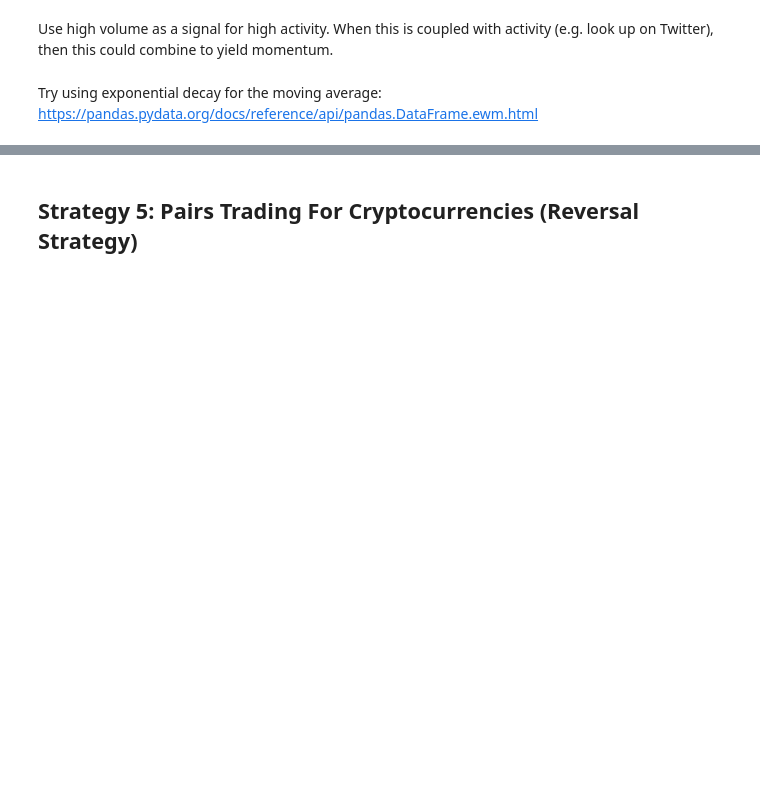
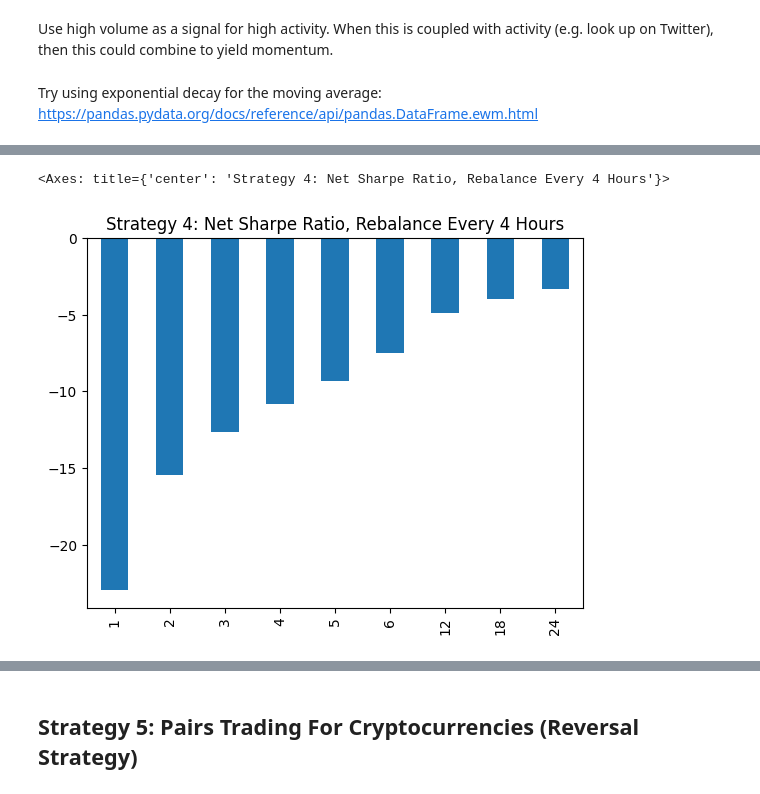
Before and after one commit to wbchristerson/jn-learning, a Jupyter notebook: cryptocurrency_stat_arb.ipynb, the cells around one changed output, grey strips where cells are left out. Drawn from its saved outputs; the diff is of its cells as text; code cells hidden in the pictures; blank space fills up the shorter version.

Commit message:
experiment with different time horizons for volume signal

```diff
--- a/cryptocurrency_stat_arb.ipynb
+++ b/cryptocurrency_stat_arb.ipynb
@@ -885,0 +916,9 @@ volume_holdings
+# %%
+def get_strat_4_net_returns(strat_4_signals_data, ret):
+    strat_4_net_returns_data = dict()
+    for t in strat_4_signals_data:
+        strat_4_net_returns_data[t] = get_net_return(strat_4_signals_data[t].shift(), ret)
+    return pd.DataFrame(strat_4_net_returns_data)
+
+strat_4_net_returns_df = get_strat_4_net_returns(strat_4_signals_data, ret)
+strat_4_net_returns_df
@@ -885,0 +939,14 @@ volume_holdings
+# %%
+# strat_4_net_returns_df.mean()
+
+def get_strat_4_results_stats(strat_4_gross_returns_df, strat_4_net_returns_df, periods_per_day):
+    strat_4_results_stats_data = dict()
+    strat_4_results_stats_data["gross_mean"] = strat_4_gross_returns_df.mean() * 365 * periods_per_day
+    strat_4_results_stats_data["gross_std"] = strat_4_gross_returns_df.std() * np.sqrt(365 * periods_per_day)
+    strat_4_results_stats_data["net_mean"] = strat_4_net_returns_df.mean() * 365 * periods_per_day
+    strat_4_results_stats_data["net_std"] = strat_4_net_returns_df.std() * np.sqrt(365 * periods_per_day)
+    strat_4_results_stats_data["gross_sr"] = strat_4_results_stats_data["gross_mean"] / strat_4_results_stats_data["gross_std"]
+    strat_4_results_stats_data["net_sr"] = strat_4_results_stats_data["net_mean"] / strat_4_results_stats_data["net_std"]
+    return pd.DataFrame(strat_4_results_stats_data)
+
+get_strat_4_results_stats(strat_4_gross_returns_df, strat_4_net_returns_df, 6)
@@ -885,0 +964,9 @@ volume_holdings
+# %%
+def get_strat_4_results(ret, volume_df, periods_per_day):
+    strat_4_signals_data = get_strat_4_signal_time_horizon_dict(volume_df)
+    strat_4_gross_returns_df = get_strat_4_gross_returns(strat_4_signals_data, ret)
+    strat_4_net_returns_df = get_strat_4_net_returns(strat_4_signals_data, ret)
+    return get_strat_4_results_stats(strat_4_gross_returns_df, strat_4_net_returns_df, periods_per_day)
+# %%
+strat_4_4hr_results = get_strat_4_results(ret, volume_df, 6)
+strat_4_4hr_results
@@ -885,0 +984,5 @@ volume_holdings
+# %%
+strat_4_4hr_results["net_sr"].plot(kind='bar', title='Strategy 4: Net Sharpe Ratio, Rebalance Every 4 Hours')
+# %% [output]
+<Axes: title={'center': 'Strategy 4: Net Sharpe Ratio, Rebalance Every 4 Hours'}>
+[figure, added]
```
Also changed, not shown: parts of 56 cells of this notebook.
